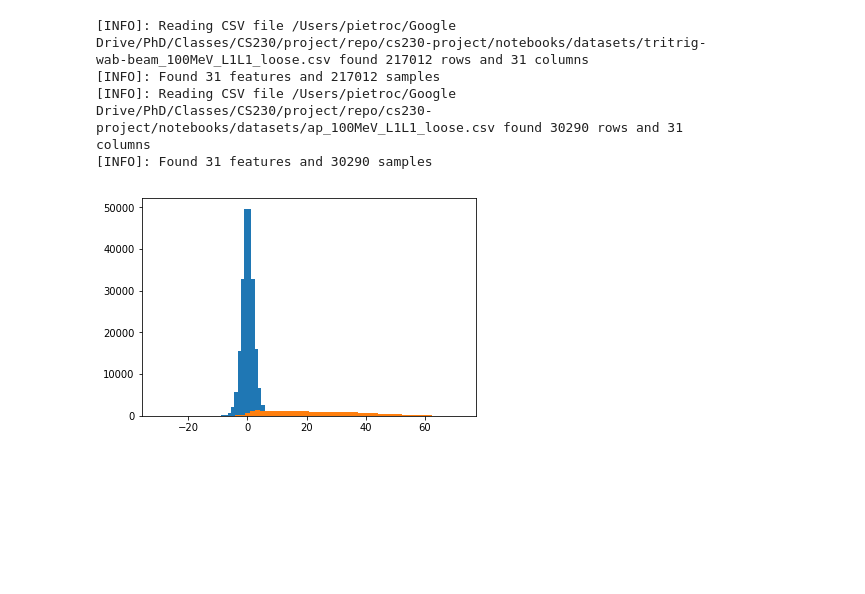
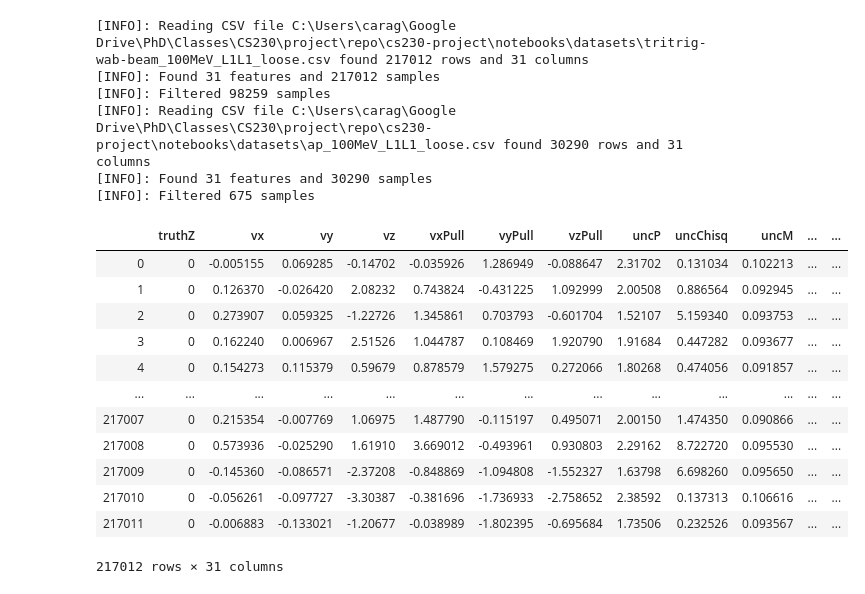
Before and after one commit to pietro-caragiulo/cs230-project, a Jupyter notebook: notebooks/pietro.ipynb, the cells around one changed output. Cells and saved outputs as stored; diff of their text form; code cells hidden in the pictures; blank space fills up the shorter version.

```diff
--- a/notebooks/pietro.ipynb
+++ b/notebooks/pietro.ipynb
@@ -14,15 +26,28 @@ print(data_dir)
 # %%
-background = DataParser(os.path.join(data_dir, 'tritrig-wab-beam_100MeV_L1L1_loose.csv'))
-signal     = DataParser(os.path.join(cwd, 'datasets', 'ap_100MeV_L1L1_loose.csv'))
+background = CsvParser(os.path.join(data_dir, background_file))
+signal     = CsvParser(os.path.join(data_dir, signal_file))
+
+myData     = DataParser(signal=signal, background=background)
 # %% [output]
-[INFO]: Reading CSV file /Users/pietroc/Google Drive/PhD/Classes/CS230/project/repo/cs230-project/notebooks/datasets/tritrig-wab-beam_100MeV_L1L1_loose.csv found 217012 rows and 31 columns
+[INFO]: Reading CSV file C:\Users\carag\Google Drive\PhD\Classes\CS230\project\repo\cs230-project\notebooks\datasets\tritrig-wab-beam_100MeV_L1L1_loose.csv found 217012 rows and 31 columns
 [INFO]: Found 31 features and 217012 samples
-[INFO]: Reading CSV file /Users/pietroc/Google Drive/PhD/Classes/CS230/project/repo/cs230-project/notebooks/datasets/ap_100MeV_L1L1_loose.csv found 30290 rows and 31 columns
+[INFO]: Filtered 98259 samples
+[INFO]: Reading CSV file C:\Users\carag\Google Drive\PhD\Classes\CS230\project\repo\cs230-project\notebooks\datasets\ap_100MeV_L1L1_loose.csv found 30290 rows and 31 columns
 [INFO]: Found 31 features and 30290 samples
+[INFO]: Filtered 675 samples
-# %%
-_ = plt.hist(background.RAW_DF['vz'], bins=50)
-_ = plt.hist(signal.RAW_DF['vz'], bins=50)
-
-plt.show()
-# %% [output]
-[figure, removed]
+# %%
+background.RAW_DF
+# %% [output]
+|  | truthZ | vx | vy | vz | vxPull | vyPull | vzPull | uncP | uncChisq | uncM | ... | ... |
+| 0 | 0 | -0.005155 | 0.069285 | -0.14702 | -0.035926 | 1.286949 | -0.088647 | 2.31702 | 0.131034 | 0.102213 | ... | ... |
+| 1 | 0 | 0.126370 | -0.026420 | 2.08232 | 0.743824 | -0.431225 | 1.092999 | 2.00508 | 0.886564 | 0.092945 | ... | ... |
+| 2 | 0 | 0.273907 | 0.059325 | -1.22726 | 1.345861 | 0.703793 | -0.601704 | 1.52107 | 5.159340 | 0.093753 | ... | ... |
+| 3 | 0 | 0.162240 | 0.006967 | 2.51526 | 1.044787 | 0.108469 | 1.920790 | 1.91684 | 0.447282 | 0.093677 | ... | ... |
+| 4 | 0 | 0.154273 | 0.115379 | 0.59679 | 0.878579 | 1.579275 | 0.272066 | 1.80268 | 0.474056 | 0.091857 | ... | ... |
+| ... | ... | ... | ... | ... | ... | ... | ... | ... | ... | ... | ... | ... |
+| 217007 | 0 | 0.215354 | -0.007769 | 1.06975 | 1.487790 | -0.115197 | 0.495071 | 2.00150 | 1.474350 | 0.090866 | ... | ... |
+| 217008 | 0 | 0.573936 | -0.025290 | 1.61910 | 3.669012 | -0.493961 | 0.930803 | 2.29162 | 8.722720 | 0.095530 | ... | ... |
+| 217009 | 0 | -0.145360 | -0.086571 | -2.37208 | -0.848869 | -1.094808 | -1.552327 | 1.63798 | 6.698260 | 0.095650 | ... | ... |
+| 217010 | 0 | -0.056261 | -0.097727 | -3.30387 | -0.381696 | -1.736933 | -2.758652 | 2.38592 | 0.137313 | 0.106616 | ... | ... |
+| 217011 | 0 | -0.006883 | -0.133021 | -1.20677 | -0.038989 | -1.802395 | -0.695684 | 1.73506 | 0.232526 | 0.093567 | ... | ... |
+217012 rows × 31 columns
```
Also changed, not shown: parts of 11 cells of this notebook, 5 other files.
